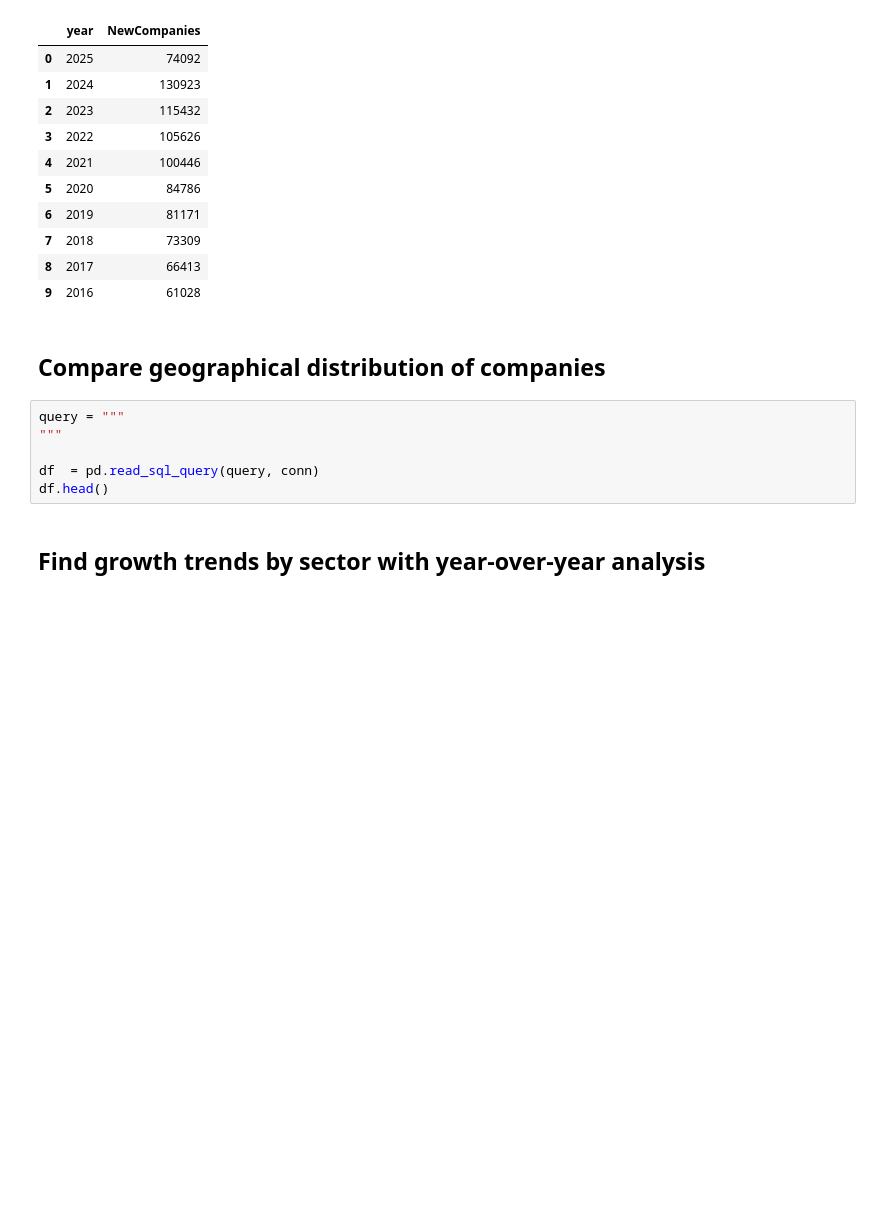
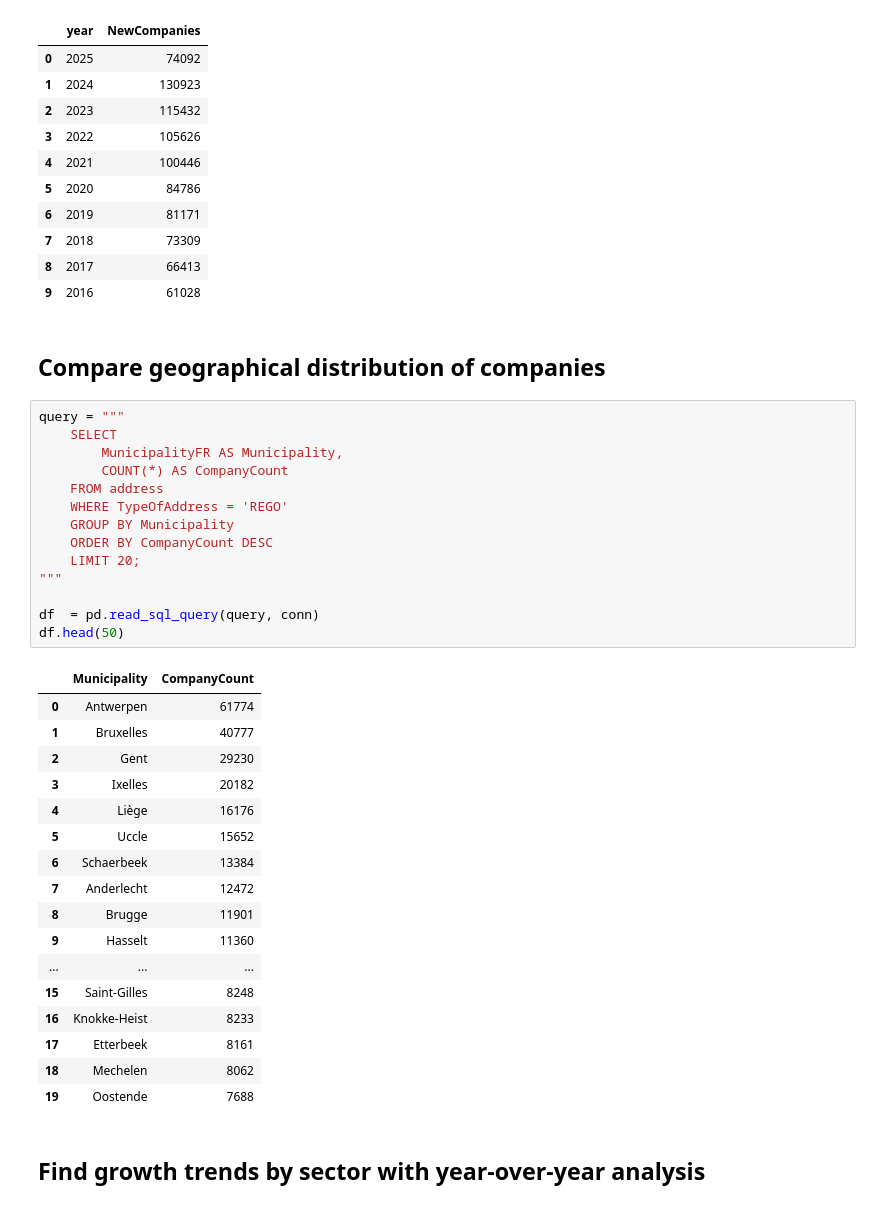
Before and after one commit to albertopd/challenge-data-analysis-sql, a Jupyter notebook: data-analysis-sql.ipynb, the cells around one changed output. Saved outputs shown, nothing was run; the diff lists cells and outputs as text; blank space fills up the shorter version.

```diff
--- a/data-analysis-sql.ipynb
+++ b/data-analysis-sql.ipynb
@@ -206,10 +237,36 @@ df.head(10)
 ## Compare geographical distribution of companies
 # %%
 query = """
+    SELECT
+        MunicipalityFR AS Municipality,
+        COUNT(*) AS CompanyCount
+    FROM address
+    WHERE TypeOfAddress = 'REGO'
+    GROUP BY Municipality
+    ORDER BY CompanyCount DESC
+    LIMIT 20;
 """
 
 df  = pd.read_sql_query(query, conn)
-df.head()
+df.head(50)
+# %% [output]
+|  | Municipality | CompanyCount |
+| 0 | Antwerpen | 61774 |
+| 1 | Bruxelles | 40777 |
+| 2 | Gent | 29230 |
+| 3 | Ixelles | 20182 |
+| 4 | Liège | 16176 |
+| 5 | Uccle | 15652 |
+| 6 | Schaerbeek | 13384 |
+| 7 | Anderlecht | 12472 |
+| 8 | Brugge | 11901 |
+| 9 | Hasselt | 11360 |
+| ... | ... | ... |
+| 15 | Saint-Gilles | 8248 |
+| 16 | Knokke-Heist | 8233 |
+| 17 | Etterbeek | 8161 |
+| 18 | Mechelen | 8062 |
+| 19 | Oostende | 7688 |
 # %% [markdown]
 ## Find growth trends by sector with year-over-year analysis
 # %%
```
Also changed, not shown: parts of 11 cells of this notebook, 2 other files.
